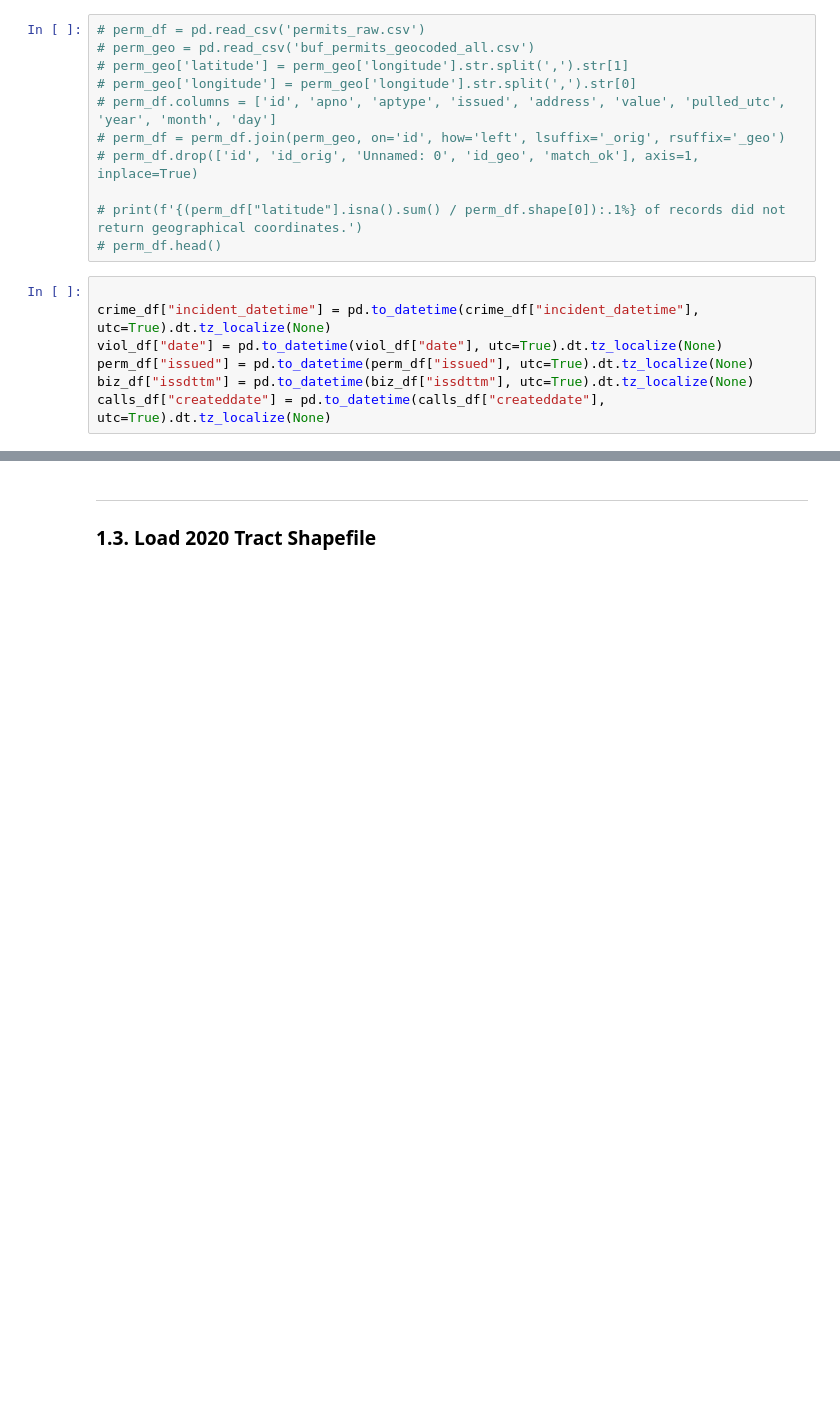
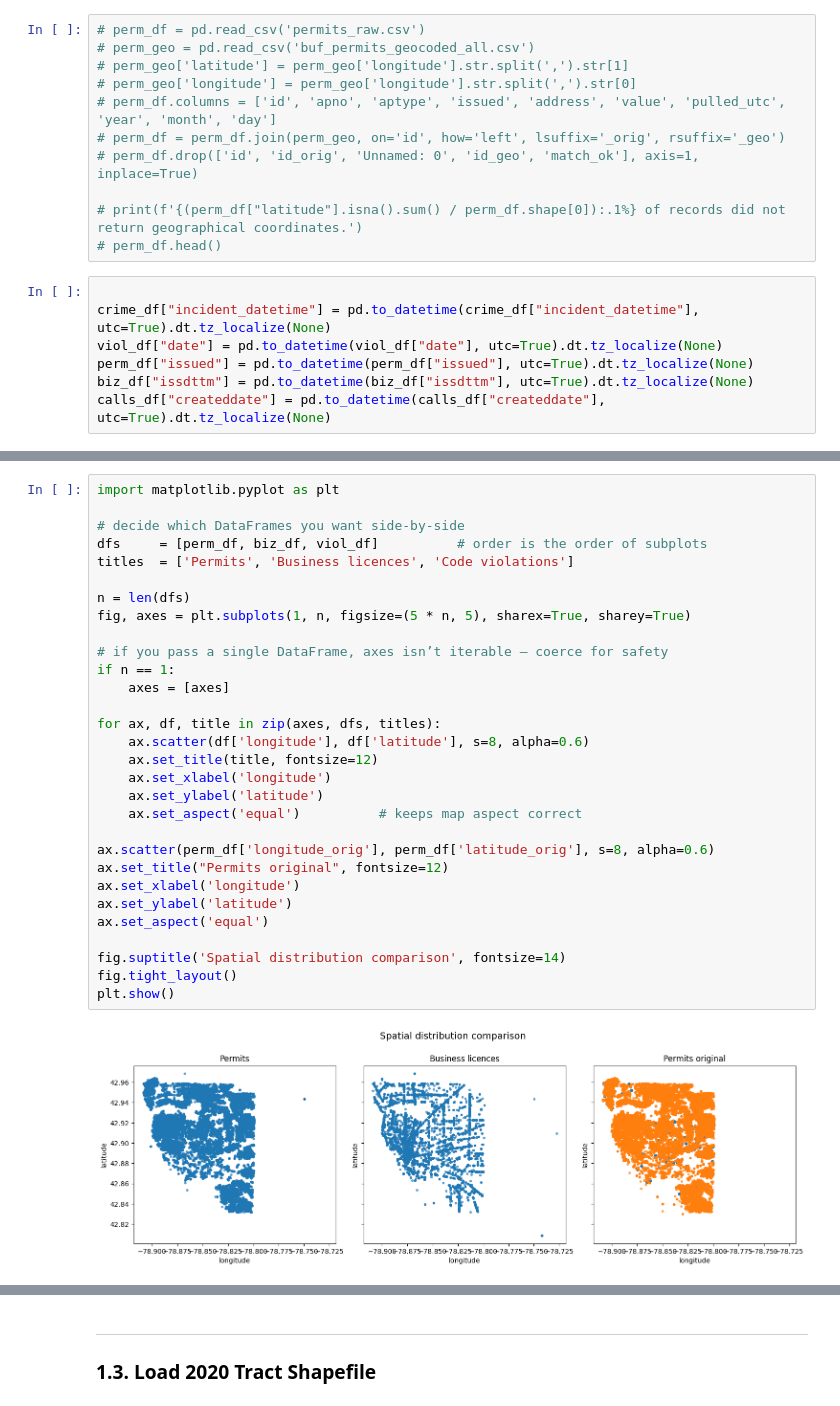
Before and after one commit to colinspear/civic-pulse-rochester, a Jupyter notebook: notebooks/pulse_score.ipynb, the cells around one changed output, grey strips where cells are left out. Saved outputs shown, nothing was run; the diff lists cells and outputs as text; blank space fills up the shorter version.

```diff
--- a/notebooks/pulse_score.ipynb
+++ b/notebooks/pulse_score.ipynb
@@ -97,3 +97,35 @@ perm_df.shape
+# %%
+import matplotlib.pyplot as plt
+
+# decide which DataFrames you want side-by-side
+dfs     = [perm_df, biz_df, viol_df]          # order is the order of subplots
+titles  = ['Permits', 'Business licences', 'Code violations']
+
+n = len(dfs)
+fig, axes = plt.subplots(1, n, figsize=(5 * n, 5), sharex=True, sharey=True)
+
+# if you pass a single DataFrame, axes isn’t iterable — coerce for safety
+if n == 1:
+    axes = [axes]
+
+for ax, df, title in zip(axes, dfs, titles):
+    ax.scatter(df['longitude'], df['latitude'], s=8, alpha=0.6)
+    ax.set_title(title, fontsize=12)
+    ax.set_xlabel('longitude')
+    ax.set_ylabel('latitude')
+    ax.set_aspect('equal')          # keeps map aspect correct
+
+ax.scatter(perm_df['longitude_orig'], perm_df['latitude_orig'], s=8, alpha=0.6)
+ax.set_title("Permits original", fontsize=12)
+ax.set_xlabel('longitude')
+ax.set_ylabel('latitude')
+ax.set_aspect('equal')
+
+fig.suptitle('Spatial distribution comparison', fontsize=14)
+fig.tight_layout()
+plt.show()
+# %% [output]
+[figure, added]
 # %%
 BUFF_BOUNDS = {
     "lat_min": 42.5,   # Erie Co. southern edge ≈ 42.5 °
```
Also changed, not shown: parts of 22 cells of this notebook, 8 other files.
